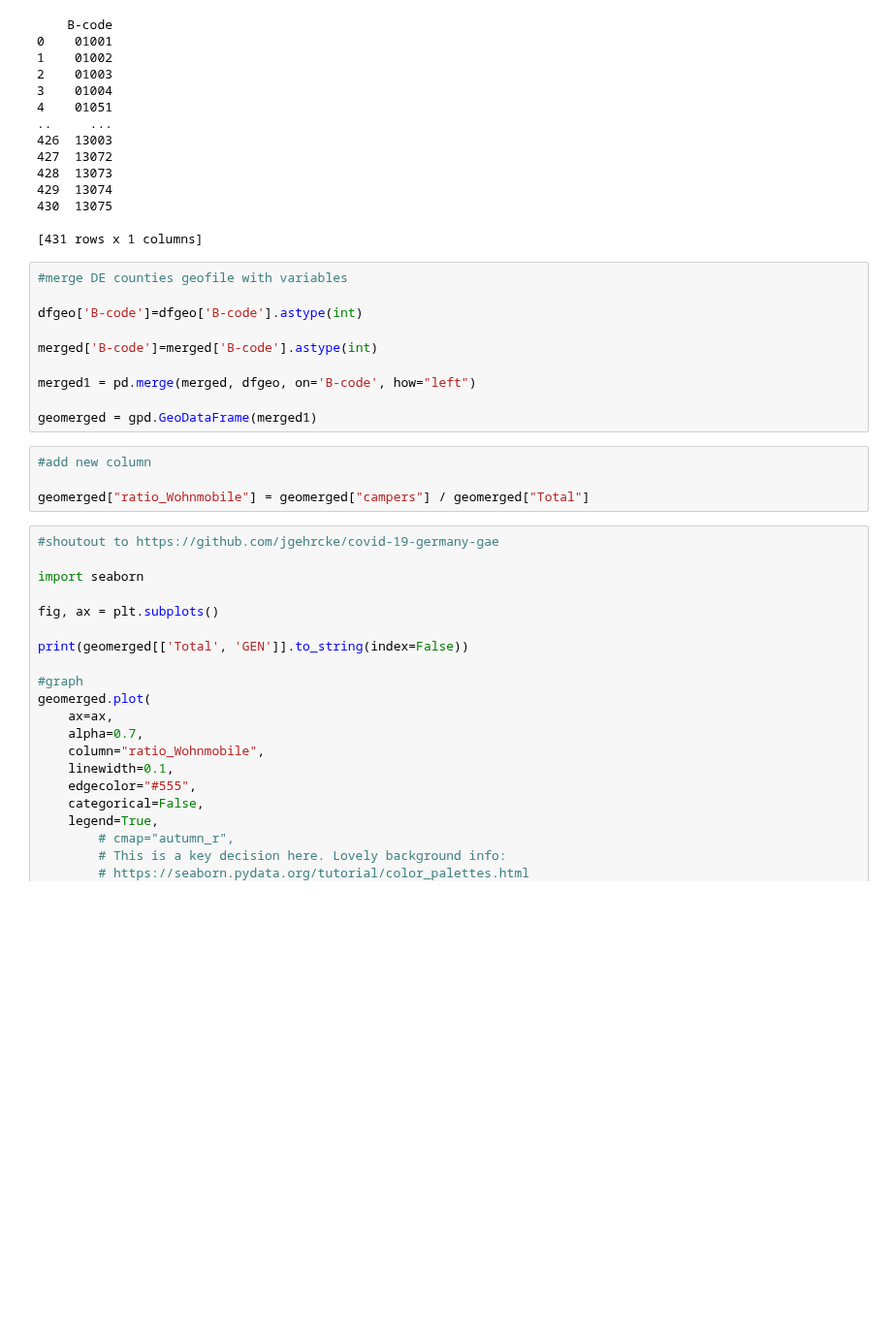
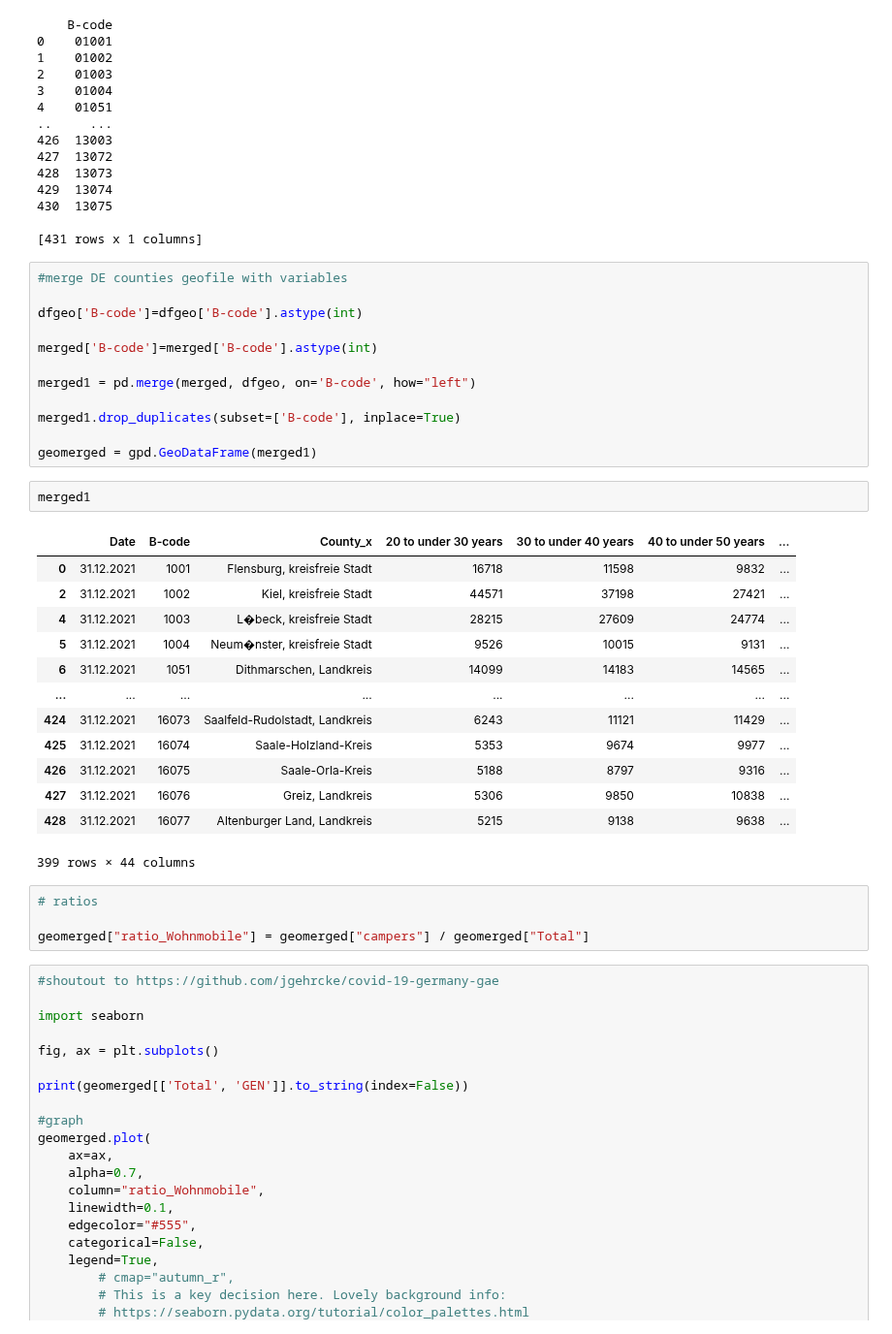
Before and after one commit to NumEconCopenhagen/projects-2023-mes, a Jupyter notebook: dataproject/dataproject.ipynb, the cells around one changed output. Shown at 97% size. Cells and saved outputs as stored; diff of their text form; blank space fills up the shorter version.

```diff
--- a/dataproject/dataproject.ipynb
+++ b/dataproject/dataproject.ipynb
@@ -297,9 +296,27 @@ merged['B-code']=merged['B-code'].astype(int)
 
 merged1 = pd.merge(merged, dfgeo, on='B-code', how="left")
 
+merged1.drop_duplicates(subset=['B-code'], inplace=True)
+
 geomerged = gpd.GeoDataFrame(merged1)
+# %%
+merged1
+# %% [output]
+|  | Date | B-code | County_x | 20 to under 30 years | 30 to under 40 years | 40 to under 50 years | ... |
+| 0 | 31.12.2021 | 1001 | Flensburg, kreisfreie Stadt | 16718 | 11598 | 9832 | ... |
+| 2 | 31.12.2021 | 1002 | Kiel, kreisfreie Stadt | 44571 | 37198 | 27421 | ... |
+| 4 | 31.12.2021 | 1003 | L�beck, kreisfreie Stadt | 28215 | 27609 | 24774 | ... |
+| 5 | 31.12.2021 | 1004 | Neum�nster, kreisfreie Stadt | 9526 | 10015 | 9131 | ... |
+| 6 | 31.12.2021 | 1051 | Dithmarschen, Landkreis | 14099 | 14183 | 14565 | ... |
+| ... | ... | ... | ... | ... | ... | ... | ... |
+| 424 | 31.12.2021 | 16073 | Saalfeld-Rudolstadt, Landkreis | 6243 | 11121 | 11429 | ... |
+| 425 | 31.12.2021 | 16074 | Saale-Holzland-Kreis | 5353 | 9674 | 9977 | ... |
+| 426 | 31.12.2021 | 16075 | Saale-Orla-Kreis | 5188 | 8797 | 9316 | ... |
+| 427 | 31.12.2021 | 16076 | Greiz, Landkreis | 5306 | 9850 | 10838 | ... |
+| 428 | 31.12.2021 | 16077 | Altenburger Land, Landkreis | 5215 | 9138 | 9638 | ... |
+399 rows × 44 columns
 # %%
-#add new column
+# ratios
 
 geomerged["ratio_Wohnmobile"] = geomerged["campers"] / geomerged["Total"]
 # %%
```
Also changed, not shown: parts of 3 cells of this notebook, 1 other file.
